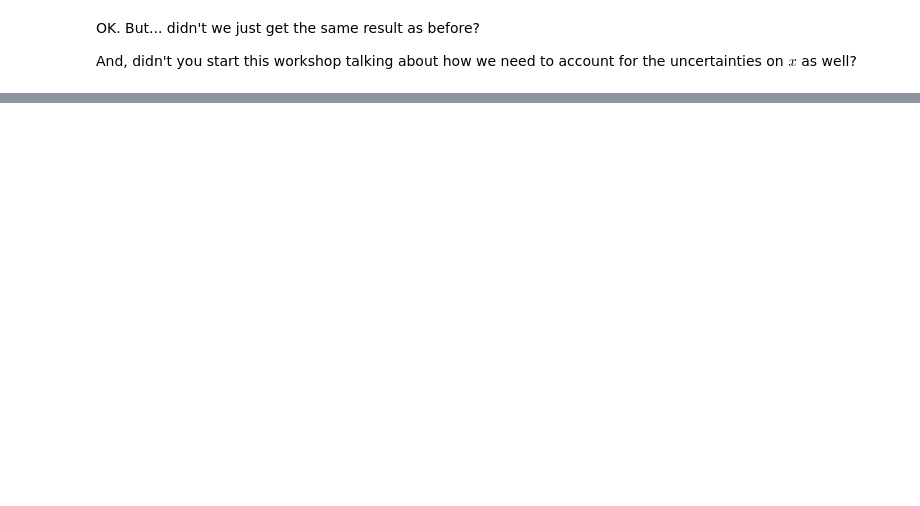
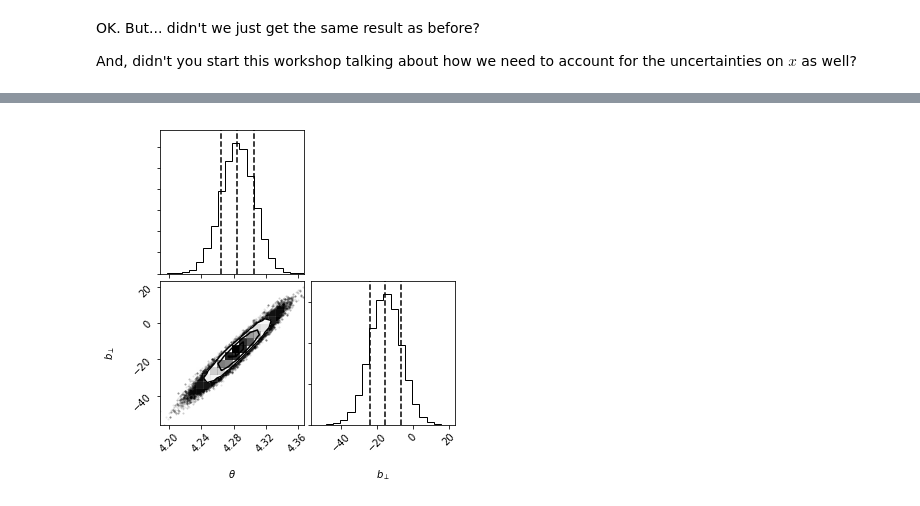
Before and after one commit to ageller/CRD2018emcee, a Jupyter notebook: emceeDemoCRD2018.ipynb, the cells around one changed output, grey strips where cells are left out. Saved outputs shown, nothing was run; the diff lists cells and outputs as text; code cells hidden in the pictures; blank space fills up the shorter version.

```diff
--- a/emceeDemoCRD2018.ipynb
+++ b/emceeDemoCRD2018.ipynb
@@ -397,0 +460,5 @@ def bFromThBp(th, bp):
+# %%
+#corner plot
+makeCorner(sampler, nburn, paramsNames)
+# %% [output]
+[figure, added]
```
Also changed, not shown: parts of 29 cells of this notebook.
